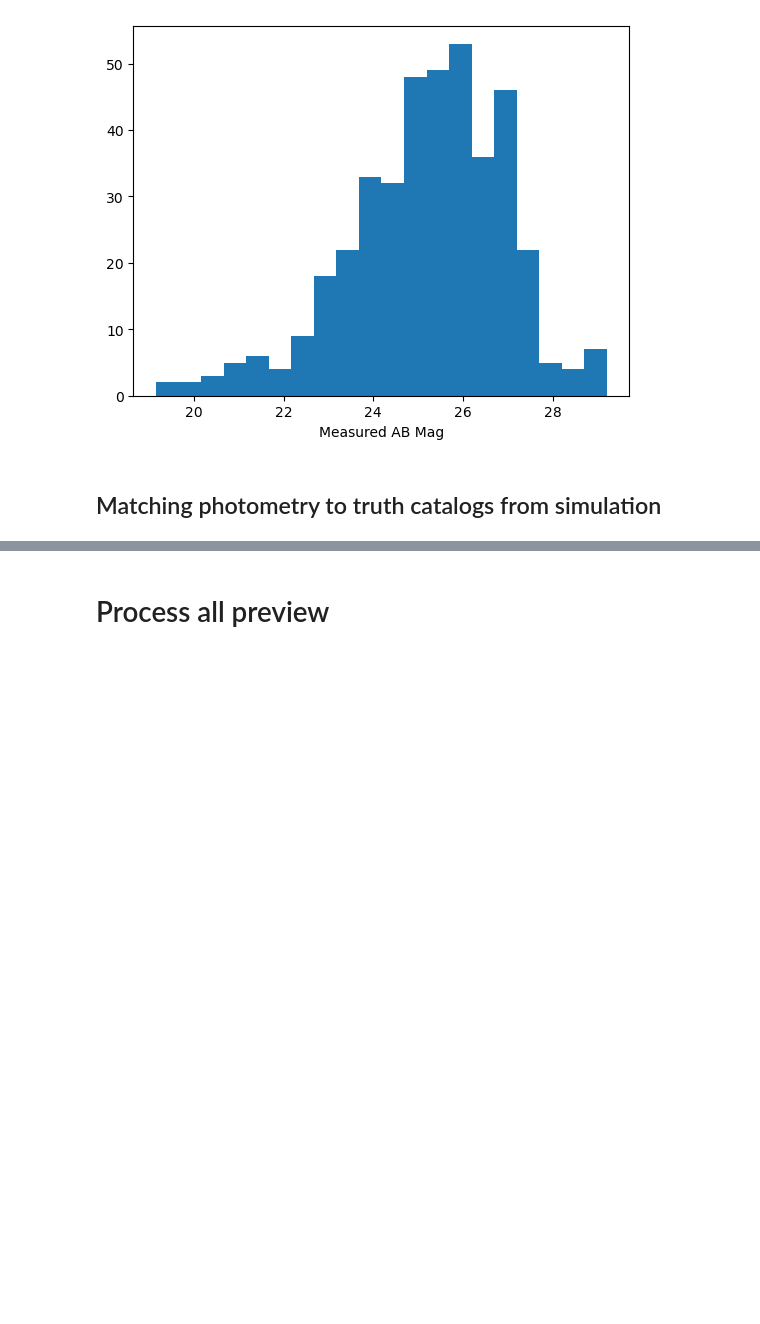
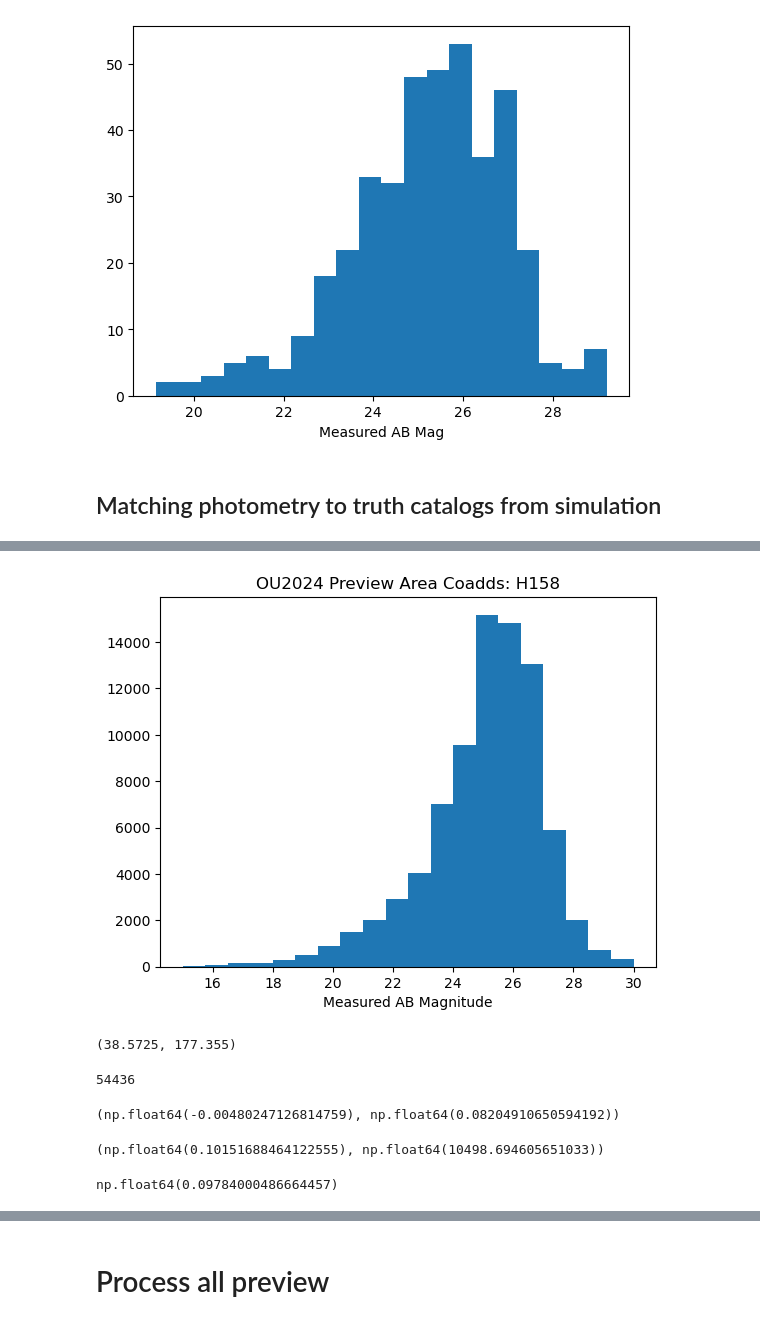
Before and after one commit to Roman-HLIS-Cosmology-PIT/tutorial-metadetect, a Jupyter notebook: notebooks/run_metadetect_on_imcom_photometry.ipynb, the cells around one changed output, grey strips where cells are left out. Drawn from its saved outputs; the diff is of its cells as text; code cells hidden in the pictures; blank space fills up the shorter version.

```diff
--- a/notebooks/run_metadetect_on_imcom_photometry.ipynb
+++ b/notebooks/run_metadetect_on_imcom_photometry.ipynb
@@ -539,0 +865,26 @@ np.float64(4.793036574208875)
+# %%
+
+def merge_parquet_dataframes(directory):
+    # List all .parquet files in the directory
+    parquet_files = [f for f in os.listdir(directory) if f.endswith('.parquet')]
+    if not parquet_files:
+        raise ValueError("No .parquet files found in directory.")
+
+    dataframes = []
+    for filename in parquet_files:
+        filepath = os.path.join(directory, filename)
+        df = pd.read_parquet(filepath)
+        dataframes.append(df)
+
+    # Concatenate all dataframes vertically
+    merged_df = pd.concat(dataframes, ignore_index=True)
+
+    return merged_df
+# %%
+## Merge all catalogs into one master catalog
+directories = np.arange(12,24).astype(str)
+merged_dfs = []
+for direc in directories:
+    merged_df = merge_parquet_dataframes('../runs/output/' + direc)
+    merged_dfs.append(merged_df)
+merged_df = pd.concat(merged_dfs, ignore_index=True)
@@ -539,0 +907,15 @@ np.float64(4.793036574208875)
+# %%
+plt.hist(merged_df['mag_meta'], bins = 20, range = (15,30))
+plt.xlabel('Measured AB Magnitude')
+plt.title('OU2024 Preview Area Coadds: H158')
+plt.show()
+# %% [output]
+[figure, added]
+# %%
+len(merged_df[merged_df['s2n'] > 10])/(400), len(merged_df[merged_df['edge_flag'] == 0])/(400)
+# %% [output]
+(38.5725, 177.355)
+# %%
+len(np.unique(merged_df['best_match_truth_id']))
+# %% [output]
+54436
@@ -539,0 +938,13 @@ np.float64(4.793036574208875)
+# %%
+np.nanmedian(mags_meas_all/mag_true_all - 1), np.nanstd(mags_meas_all/mag_true_all - 1)
+# %% [output]
+(np.float64(-0.00480247126814759), np.float64(0.08204910650594192))
+# %%
+np.nanmedian(flux_meas_all/flux_true_all - 1), np.nanstd(flux_meas_all/flux_true_all - 1)
+# %% [output]
+(np.float64(0.10151688464122555), np.float64(10498.694605651033))
+# %%
+msk = np.logical_and(merged_df['edge_flag'] == 0 , merged_df['band_flux_flags'] == 0)
+np.nanmedian((flux_meas_all/flux_true_all)[msk] - 1)
+# %% [output]
+np.float64(0.09784000486664457)
```
Also changed, not shown: parts of 33 cells of this notebook, 2 other files.
